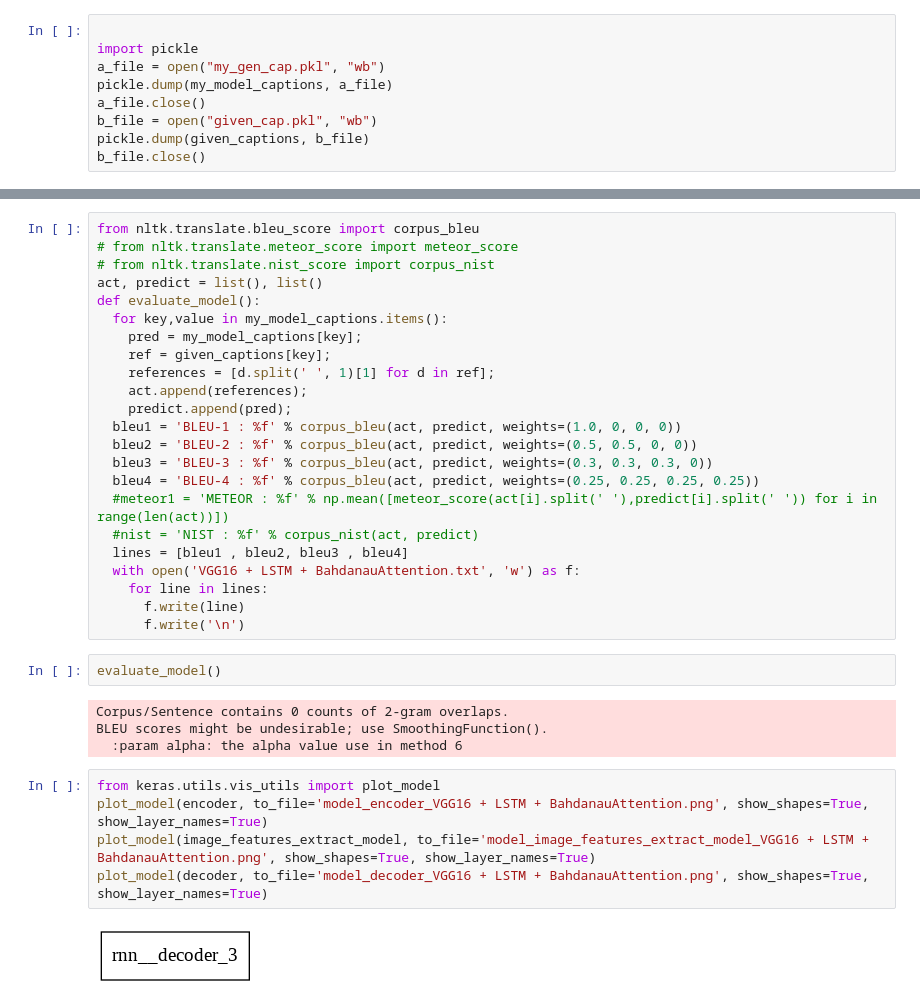
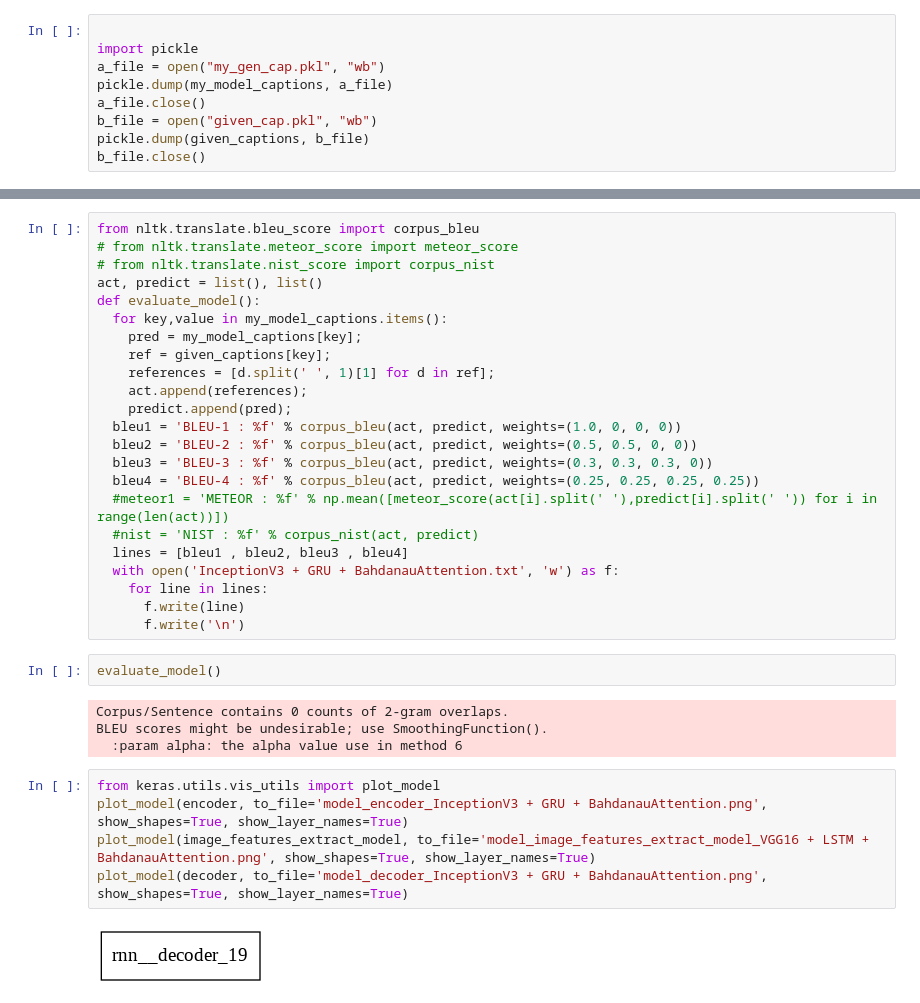
Before and after one commit to sharma18b/Imgcap_Colab_Notebooks, a Jupyter notebook: CNN and RNN/InceptionV3_+_GRU_+_bahdanau_attention_on_Flickr30k_.ipynb, the cells around one changed output, grey strips where cells are left out. Cells and saved outputs as stored; diff of their text form.

Commit message:
InceptionV3_+_GRU_+_bahdanau_attention

```diff
--- a/CNN and RNN/InceptionV3_+_GRU_+_bahdanau_attention_on_Flickr30k_.ipynb
+++ b/CNN and RNN/InceptionV3_+_GRU_+_bahdanau_attention_on_Flickr30k_.ipynb
@@ -605,7 +625,7 @@ def evaluate_model():
   #meteor1 = 'METEOR : %f' % np.mean([meteor_score(act[i].split(' '),predict[i].split(' ')) for i in range(len(act))])
   #nist = 'NIST : %f' % corpus_nist(act, predict)
   lines = [bleu1 , bleu2, bleu3 , bleu4]
-  with open('VGG16 + LSTM + BahdanauAttention.txt', 'w') as f:
+  with open('InceptionV3 + GRU + BahdanauAttention.txt', 'w') as f:
     for line in lines:
       f.write(line)
       f.write('\n')
@@ -617,11 +637,11 @@ BLEU scores might be undesirable; use SmoothingFunction().
   :param alpha: the alpha value use in method 6
 # %%
 from keras.utils.vis_utils import plot_model
-plot_model(encoder, to_file='model_encoder_VGG16 + LSTM + BahdanauAttention.png', show_shapes=True, show_layer_names=True)
+plot_model(encoder, to_file='model_encoder_InceptionV3 + GRU + BahdanauAttention.png', show_shapes=True, show_layer_names=True)
 plot_model(image_features_extract_model, to_file='model_image_features_extract_model_VGG16 + LSTM + BahdanauAttention.png', show_shapes=True, show_layer_names=True)
-plot_model(decoder, to_file='model_decoder_VGG16 + LSTM + BahdanauAttention.png', show_shapes=True, show_layer_names=True)
+plot_model(decoder, to_file='model_decoder_InceptionV3 + GRU + BahdanauAttention.png', show_shapes=True, show_layer_names=True)
 # %% [output]
-[figure, old version]
+[figure, new version]
 # %%
 encoder.summary()
 # %% [output]
```
Also changed, not shown: parts of 9 cells of this notebook.
